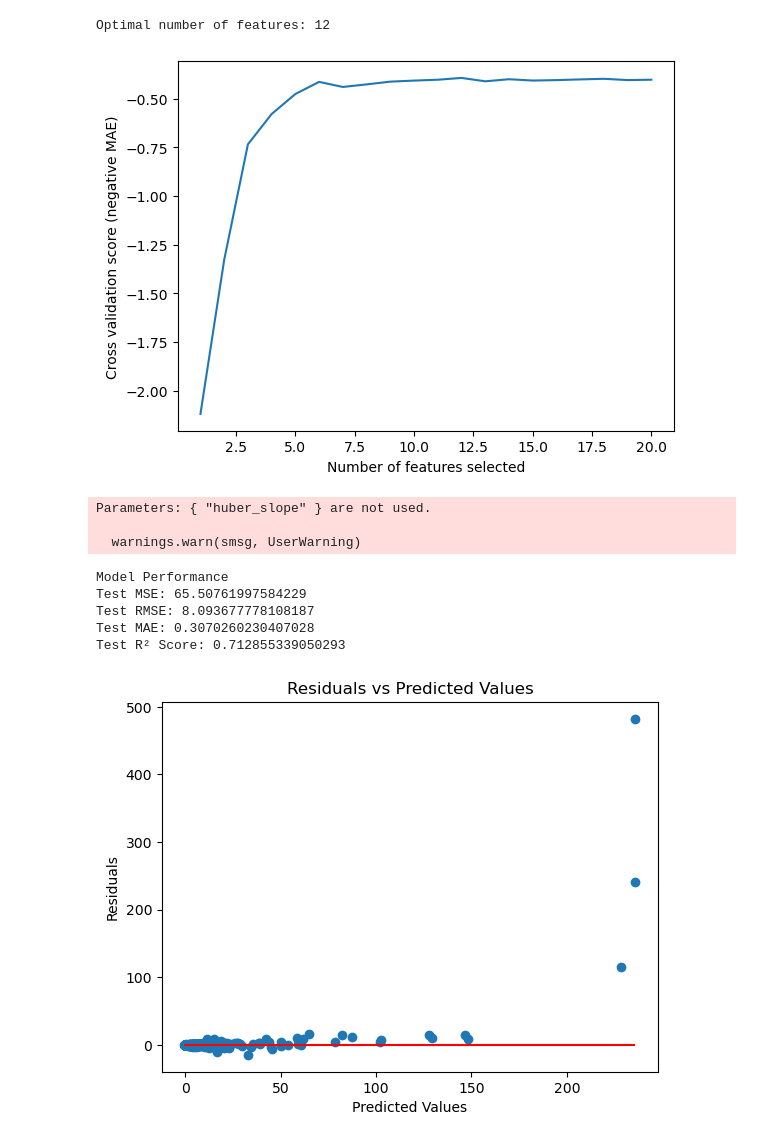
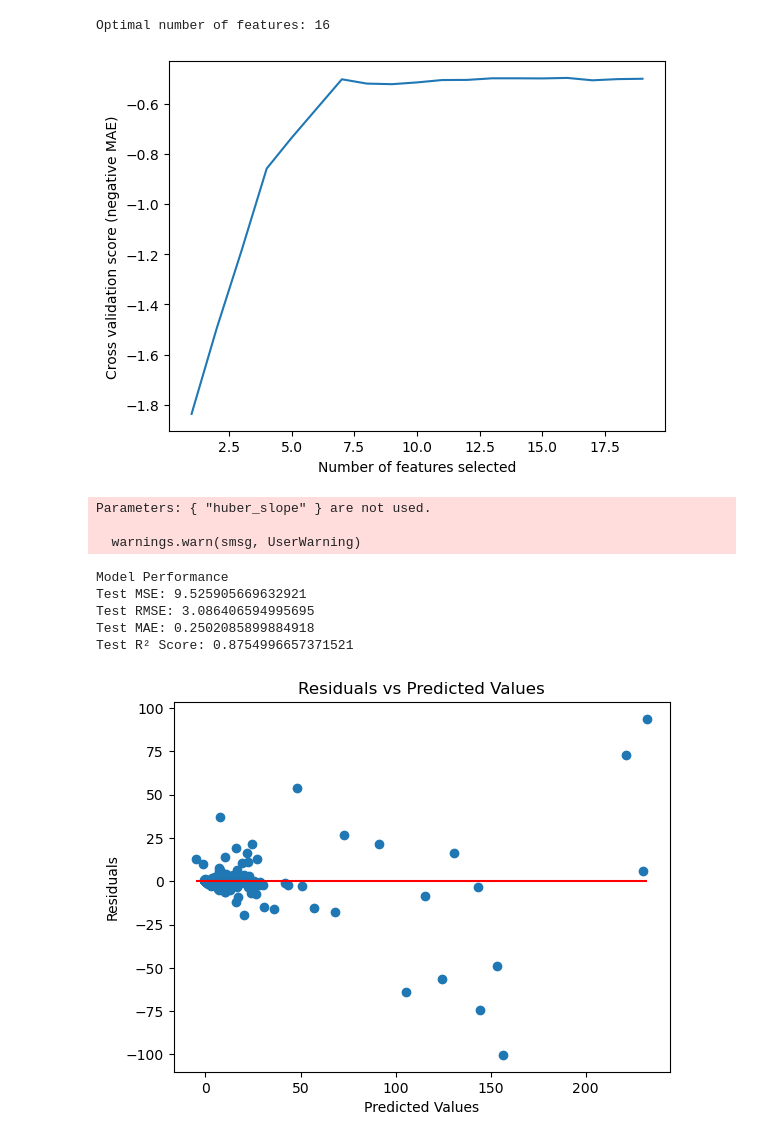
Before and after one commit to skyler22wilson/co-pilot-v1, a Jupyter notebook: notebooks/yearly_demand.ipynb, the cells around one changed output. Saved outputs shown, nothing was run; the diff lists cells and outputs as text; code cells hidden in the pictures.

```diff
--- a/notebooks/yearly_demand.ipynb
+++ b/notebooks/yearly_demand.ipynb
@@ -25,7 +25,7 @@ feature_cols = [col for col in df.columns if col not in {'part_number', 'descrip
                                                          'sales_jul', 'sales_aug', 'sales_sep', 'sales_oct', 'sales_nov',
                                                          'sales_dec', 'sales_this_year', 'sales_last_year', 'demand','sales_revenue',
                                                          'cogs', 'cost_per_unit', 'rolling_12_month_sales', 'price',
-                                                         'annual_turnover', 'reorder_point', 'safety_stock'}]
+                                                         'annual_turnover', 'reorder_point', 'safety_stock', 'seasonal_component'}]
 X = df[feature_cols]
 y = df['rolling_12_month_sales']
 
@@ -132,8 +132,8 @@ X_test_transformed_rfe = rfecv.transform(X_test_transformed)
 model.fit(X_train_transformed_rfe, y_train)
 
 #save the preprocessor and the model for application
-dump(preprocessor, '/Users/skylerwilson/Desktop/PartsWise/co-pilot-v1/Dashboard/Models/demand_predictor/preprocessor.joblib')
-dump(model, '/Users/skylerwilson/Desktop/PartsWise/co-pilot-v1/Dashboard/Models/demand_predictor/xgb_regressor_with_selected_features.joblib')
+dump(preprocessor, '/Users/skylerwilson/Desktop/PartsWise/co-pilot-v1/dashboard/models/demand_predictor/preprocessor.joblib')
+dump(model, '/Users/skylerwilson/Desktop/PartsWise/co-pilot-v1/dashboard/models/demand_predictor/xgb_regressor_with_selected_features.joblib')
 y_pred = model.predict(X_test_transformed_rfe)
 
 mse = mean_squared_error(y_test, y_pred)
@@ -174,18 +174,18 @@ Parameters: { "huber_slope" } are not used.
   warnings.warn(smsg, UserWarning)
 Parameters: { "huber_slope" } are not used.
 
   warnings.warn(smsg, UserWarning)
-Optimal number of features: 12
+Optimal number of features: 16
-[figure, old version]
+[figure, new version]
 Parameters: { "huber_slope" } are not used.
 
   warnings.warn(smsg, UserWarning)
 Model Performance
-Test MSE: 65.50761997584229
-Test RMSE: 8.093677778108187
-Test MAE: 0.3070260230407028
-Test R² Score: 0.712855339050293
+Test MSE: 9.525905669632921
+Test RMSE: 3.086406594995695
+Test MAE: 0.2502085899884918
+Test R² Score: 0.8754996657371521
-[figure, old version]
+[figure, new version]
 # %%
 # Load the hyperparameters from the JSON file
 with open('/Users/skylerwilson/Desktop/PartsWise/co-pilot-v1/Dashboard/Models/demand_predictor/general_model_details.json', 'r') as file:
```
Also changed, not shown: parts of 4 cells of this notebook, 1 other file.
